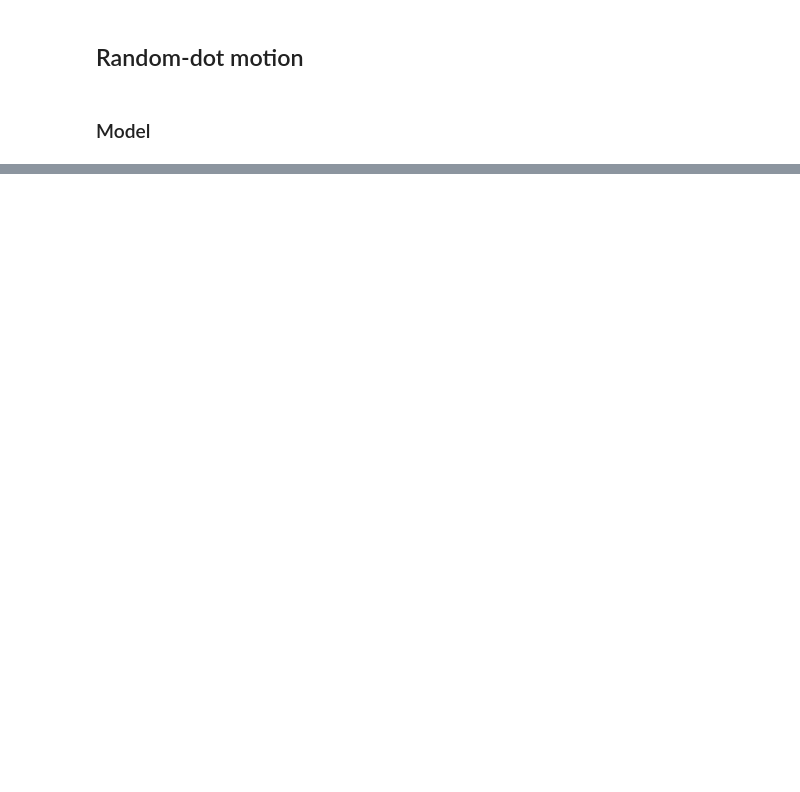
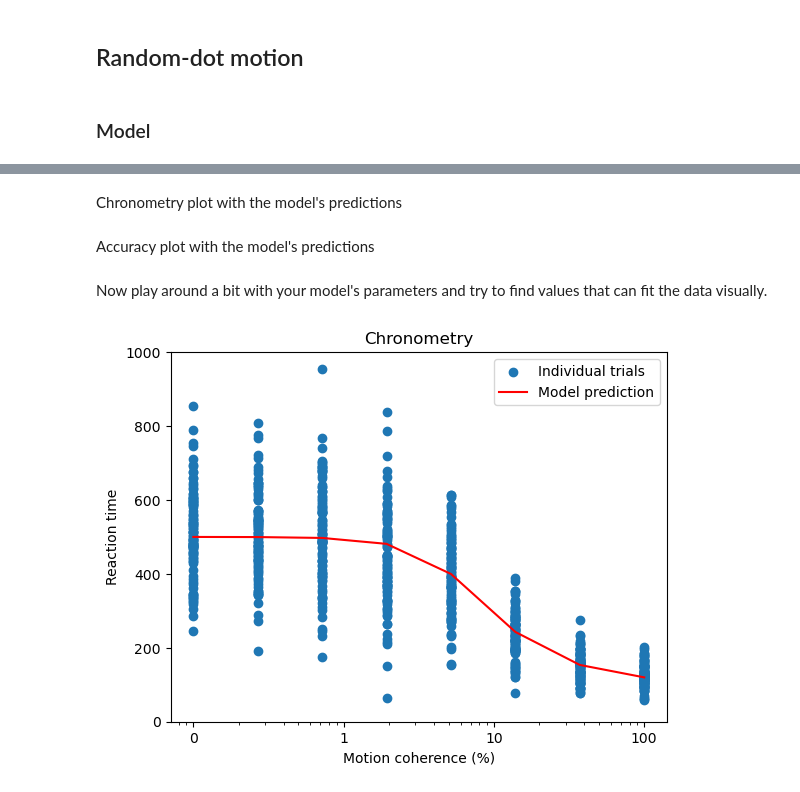
Before and after one commit to easiryne/cognitive-modeling-lab, a Jupyter notebook: TD 2/td2_notebook.ipynb, the cells around one changed output, grey strips where cells are left out. Cells and saved outputs as stored; diff of their text form; code cells hidden in the pictures; blank space fills up the shorter version.

```diff
--- a/TD 2/td2_notebook.ipynb
+++ b/TD 2/td2_notebook.ipynb
@@ -237,0 +157,16 @@ plt.show()
+# %%
+# Solution
+
+class MotionCoherenceModel:
+    def __init__(self, A, k, t_R):
+        self.A = A
+        self.k = k
+        self.t_R = t_R
+
+    def predict_mean_reaction_time(self, x: float | np.ndarray) -> float | np.ndarray:
+        t_T = self.A / (self.k * x) * np.tanh(self.A * self.k * x) + self.t_R
+        return t_T
+
+    def predict_accuracy(self, x: float | np.ndarray) -> float | np.ndarray:
+        p_c = 1 / (1 + np.exp(-2 * self.A * self.k * np.abs(x)))
+        return p_c
@@ -237,0 +182,3 @@ plt.show()
+# %%
+# Solution
+test_model = MotionCoherenceModel(20, 0.01, 100)
@@ -237,0 +189,28 @@ plt.show()
+# %% [markdown]
+Chronometry plot with the model's predictions
+# %% [markdown]
+
+Accuracy plot with the model's predictions
+# %% [markdown]
+Now play around a bit with your model's parameters and try to find values that can fit the data visually.
+# %%
+def plot_reaction_time(data, model=None):
+    ## Add your code here (ignore the 'model' argument for now)
+    plt.scatter(data['motion_coherence'], data['reaction_time'], label='Individual trials')
+    pred = model.predict_mean_reaction_time(data['motion_coherence'])
+    plt.plot(data['motion_coherence'], pred, label='Model prediction', c='red')
+    #########
+    plt.title("Chronometry")
+    plt.ylabel("Reaction time")
+    plt.xlabel("Motion coherence (%)")
+    plt.xscale('log')
+    plt.ylim(0, 1000)
+    plt.gca().xaxis.set_major_formatter(ScalarFormatter())
+    plt.gca().yaxis.set_major_formatter(ScalarFormatter())
+    plt.legend()
+    plt.show()
+
+
+plot_reaction_time(data, test_model)
+# %% [output]
+[figure, added]
```
Also changed, not shown: parts of 66 cells of this notebook, 4 other files.
